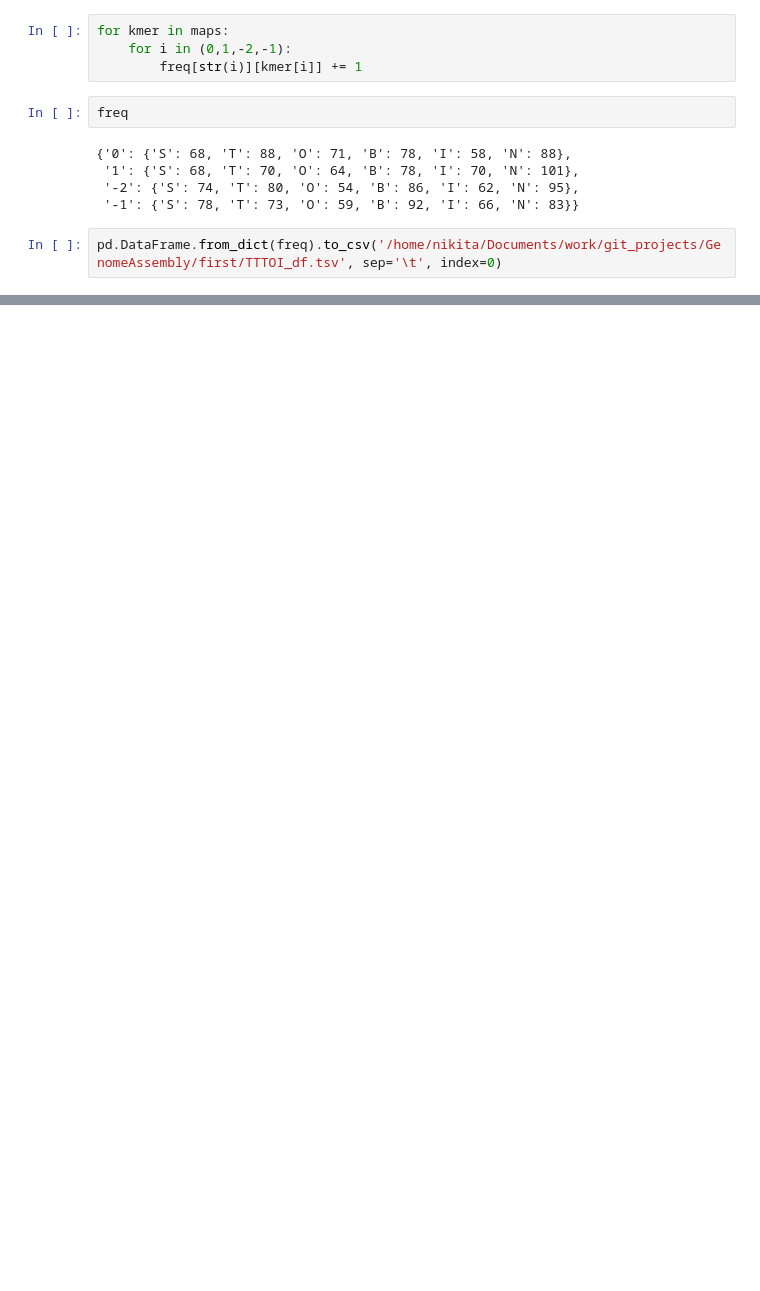
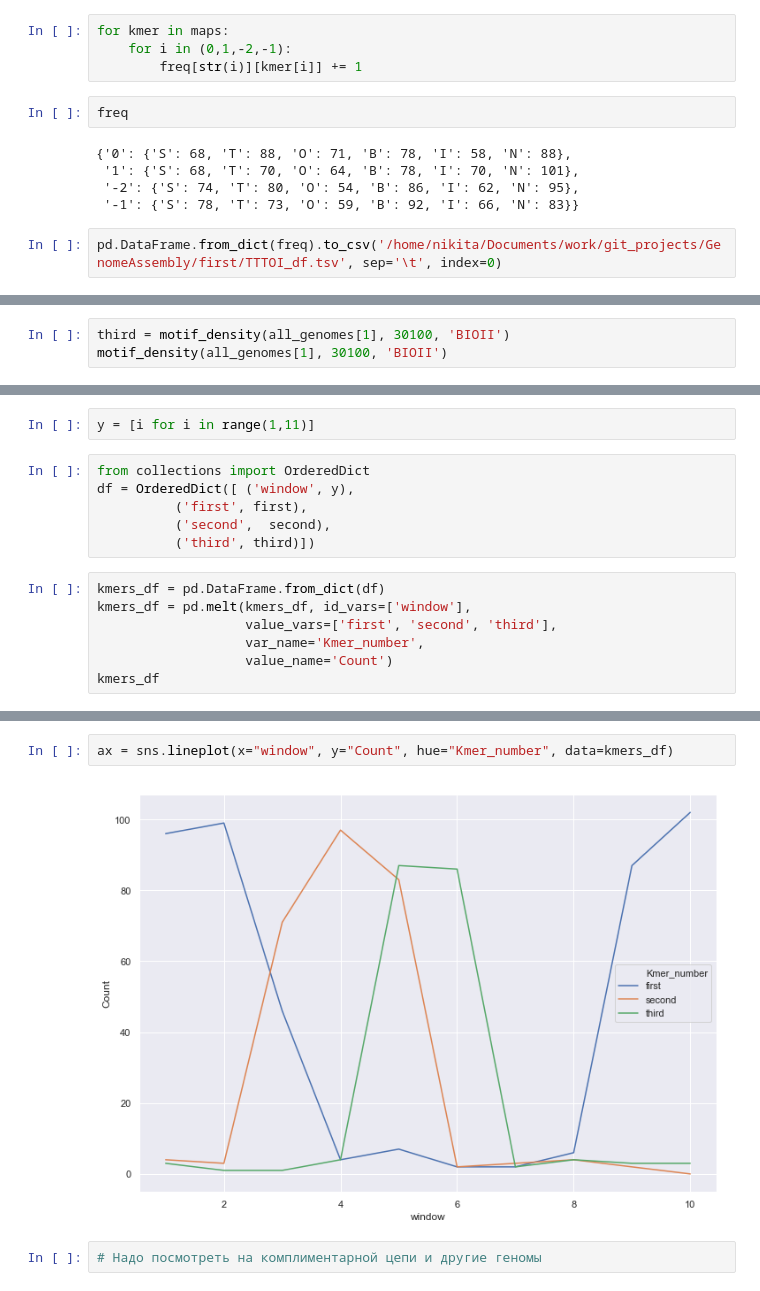
Before and after one commit to faramer86/GenomeAssembly, a Jupyter notebook: GenomeProject.ipynb, the cells around one changed output, grey strips where cells are left out. Cells and saved outputs as stored; diff of their text form; blank space fills up the shorter version.

Commit message:
kmer distr with window

```diff
--- a/GenomeProject.ipynb
+++ b/GenomeProject.ipynb
@@ -499,0 +461,3 @@ max(motif_density(all_genomes[0], 8000, 'TTTOI'))
+# %%
+third = motif_density(all_genomes[1], 30100, 'BIOII')
+motif_density(all_genomes[1], 30100, 'BIOII')
@@ -499,0 +466,15 @@ max(motif_density(all_genomes[0], 8000, 'TTTOI'))
+# %%
+y = [i for i in range(1,11)]
+# %%
+from collections import OrderedDict
+df = OrderedDict([ ('window', y),
+          ('first', first),
+          ('second',  second),
+          ('third', third)])
+# %%
+kmers_df = pd.DataFrame.from_dict(df)
+kmers_df = pd.melt(kmers_df, id_vars=['window'],
+                   value_vars=['first', 'second', 'third'],
+                   var_name='Kmer_number',
+                   value_name='Count')
+kmers_df
@@ -499,0 +499,6 @@ max(motif_density(all_genomes[0], 8000, 'TTTOI'))
+# %%
+ax = sns.lineplot(x="window", y="Count", hue="Kmer_number", data=kmers_df)
+# %% [output]
+[figure, added]
+# %%
+# Надо посмотреть на комплиментарной цепи и другие геномы
```
Also changed, not shown: parts of 20 cells of this notebook, 6 other files.
